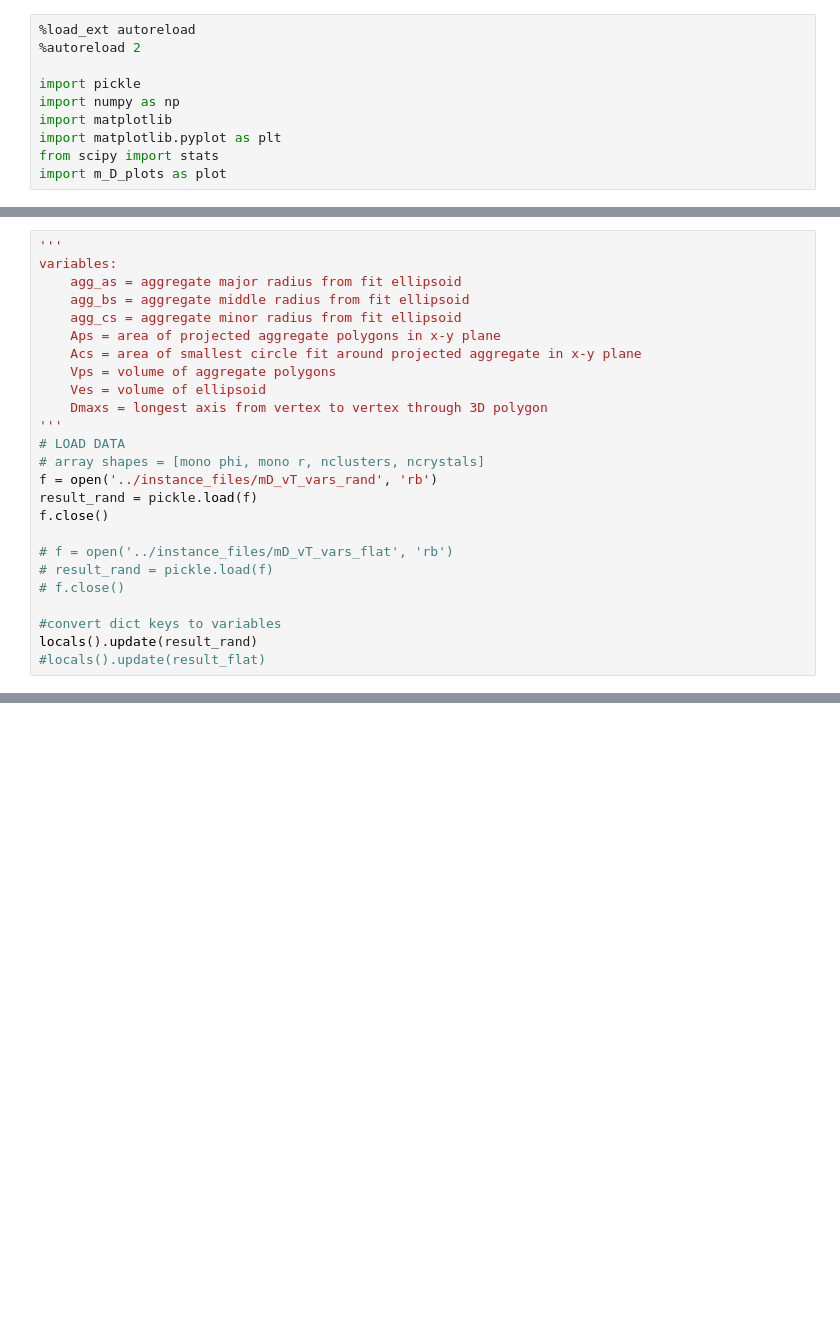
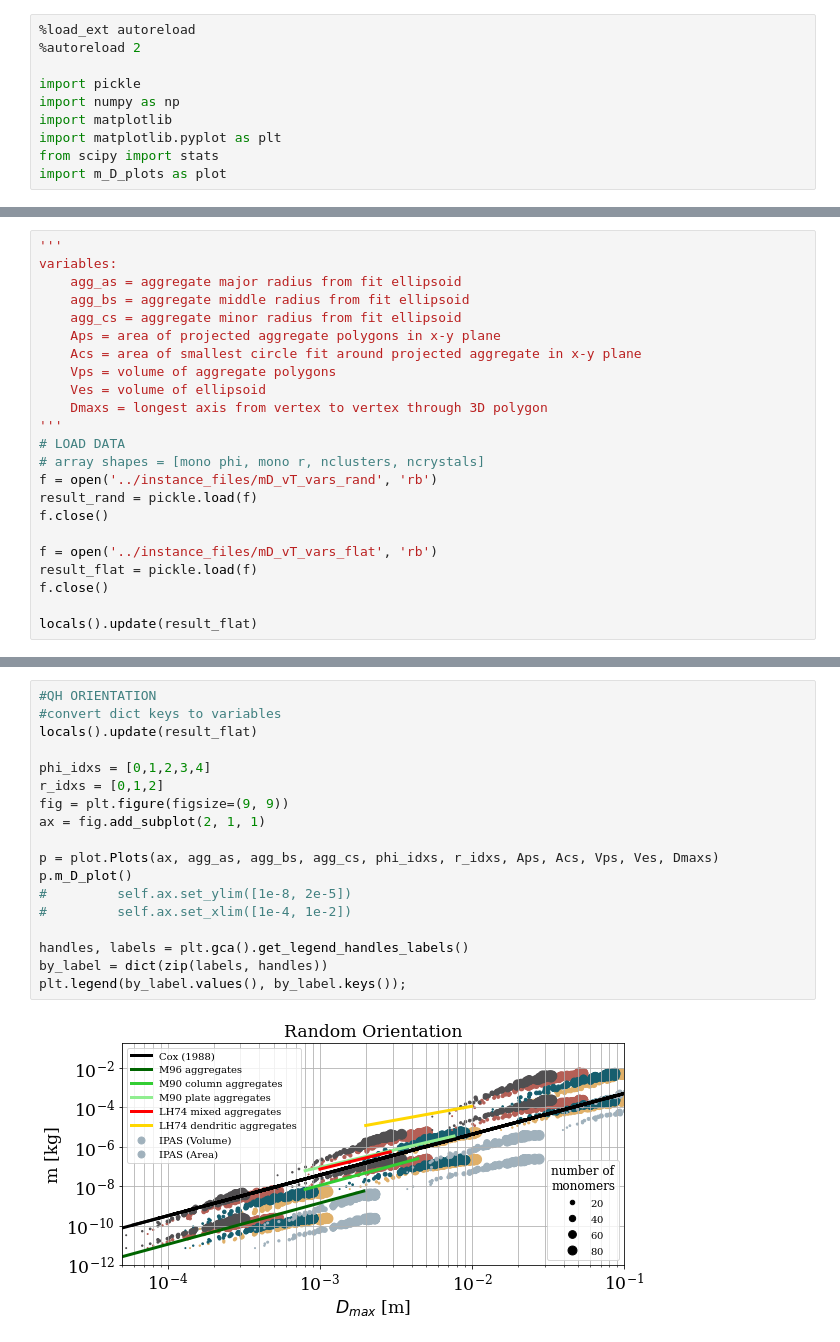
Before and after one commit to vprzybylo/IPAS, a Jupyter notebook: ipas/visualizations/m_D_relationships.ipynb, the cells around one changed output, grey strips where cells are left out. Saved outputs shown, nothing was run; the diff lists cells and outputs as text; blank space fills up the shorter version.

```diff
--- a/ipas/visualizations/m_D_relationships.ipynb
+++ b/ipas/visualizations/m_D_relationships.ipynb
@@ -36,10 +37,8 @@ f = open('../instance_files/mD_vT_vars_rand', 'rb')
 result_rand = pickle.load(f)
 f.close()
 
-# f = open('../instance_files/mD_vT_vars_flat', 'rb')
-# result_rand = pickle.load(f)
-# f.close()
+f = open('../instance_files/mD_vT_vars_flat', 'rb')
+result_flat = pickle.load(f)
+f.close()
 
-#convert dict keys to variables
-locals().update(result_rand)
-#locals().update(result_flat)
+locals().update(result_flat)
@@ -177,0 +65,20 @@ plt.legend(by_label.values(), by_label.keys())
+# %%
+#QH ORIENTATION
+#convert dict keys to variables
+locals().update(result_flat)
+
+phi_idxs = [0,1,2,3,4]
+r_idxs = [0,1,2]
+fig = plt.figure(figsize=(9, 9))
+ax = fig.add_subplot(2, 1, 1)
+
+p = plot.Plots(ax, agg_as, agg_bs, agg_cs, phi_idxs, r_idxs, Aps, Acs, Vps, Ves, Dmaxs)
+p.m_D_plot()
+#         self.ax.set_ylim([1e-8, 2e-5])
+#         self.ax.set_xlim([1e-4, 1e-2])
+
+handles, labels = plt.gca().get_legend_handles_labels()
+by_label = dict(zip(labels, handles))
+plt.legend(by_label.values(), by_label.keys());
+# %% [output]
+[figure, added]
```
Also changed, not shown: parts of 10 cells of this notebook, 3 other files.
